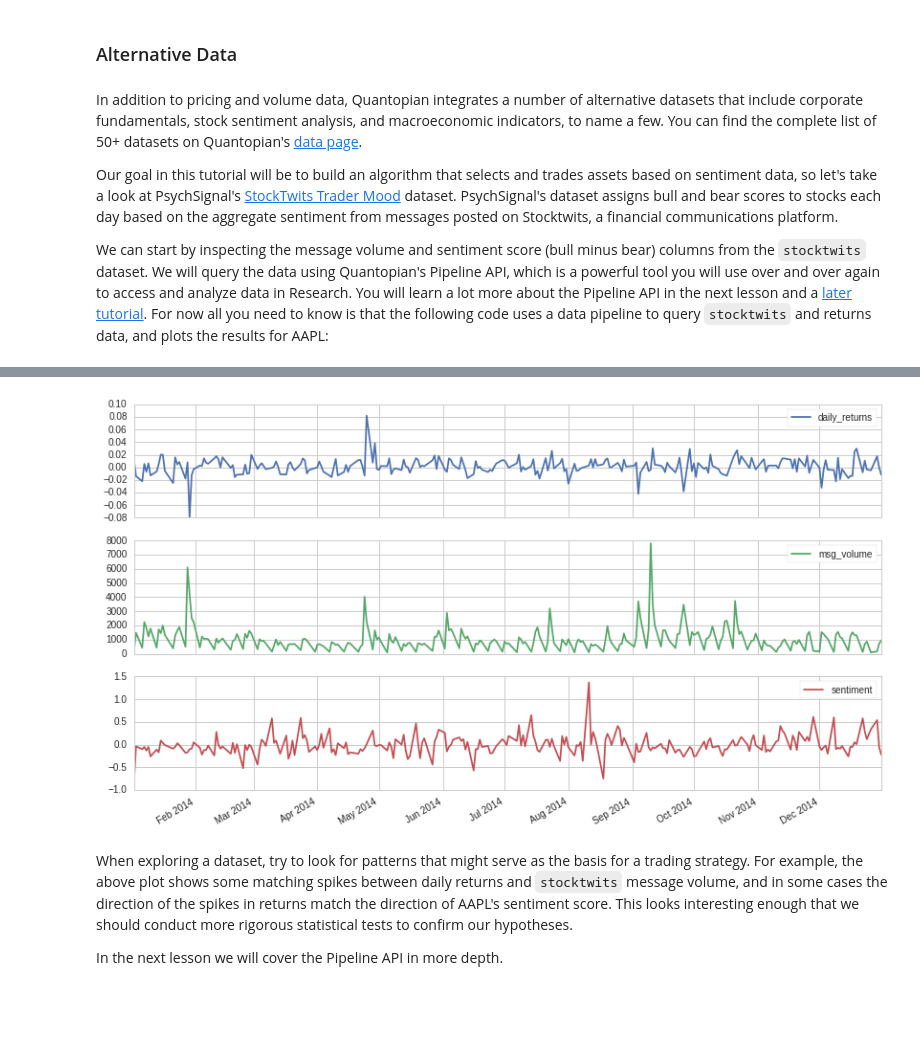
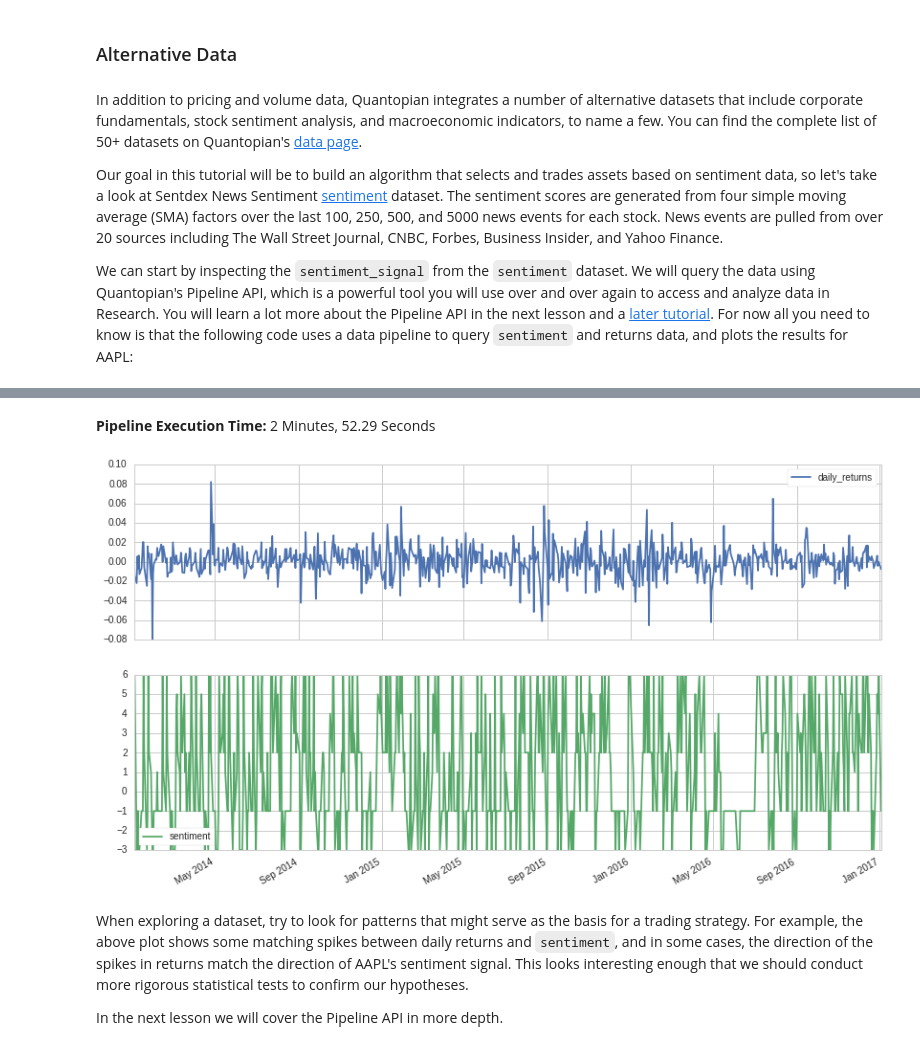
Before and after one commit to quantopian/research_public, a Jupyter notebook: notebooks/tutorials/1_getting_started_lesson2/notebook.ipynb, the cells around one changed output, grey strips where cells are left out. Drawn from its saved outputs; the diff is of its cells as text; code cells hidden in the pictures; blank space fills up the shorter version.

Commit message:
Updated Getting Started tutorial to remove Psychsignal.

```diff
--- a/notebooks/tutorials/1_getting_started_lesson2/notebook.ipynb
+++ b/notebooks/tutorials/1_getting_started_lesson2/notebook.ipynb
@@ -10,7 +10,7 @@ from quantopian.research import returns, symbols
 
 # Select a time range to inspect
 period_start = '2014-01-01'
-period_end = '2014-12-31'
+period_end = '2017-1-1'
 
 # Query returns data for AAPL
 # over the selected time range
@@ -39,29 +39,29 @@ Freq: C, Name: Equity(24 [AAPL]), dtype: float64
 # %% [markdown]
 In addition to pricing and volume data, Quantopian integrates a number of alternative datasets that include corporate fundamentals, stock sentiment analysis, and macroeconomic indicators, to name a few. You can find the complete list of 50+ datasets on Quantopian's [data page](https://www.quantopian.com/data).
 
-Our goal in this tutorial will be to build an algorithm that selects and trades assets based on sentiment data, so let's take a look at PsychSignal's [StockTwits Trader Mood](https://www.quantopian.com/data/psychsignal/stocktwits) dataset. PsychSignal's dataset assigns bull and bear scores to stocks each day based on the aggregate sentiment from messages posted on Stocktwits, a financial communications platform.
+Our goal in this tutorial will be to build an algorithm that selects and trades assets based on sentiment data, so let's take a look at Sentdex News Sentiment [sentiment](https://www.quantopian.com/docs/data-reference/sentdex) dataset. The sentiment scores are generated from four simple moving average (SMA) factors over the last 100, 250, 500, and 5000 news events for each stock. News events are pulled from over 20 sources including The Wall Street Journal, CNBC, Forbes, Business Insider, and Yahoo Finance.
 
-We can start by inspecting the message volume and sentiment score (bull minus bear) columns from the `stocktwits` dataset. We will query the data using Quantopian's Pipeline API, which is a powerful tool you will use over and over again to access and analyze data in Research. You will learn a lot more about the Pipeline API in the next lesson and a [later tutorial](https://www.quantopian.com/tutorials/pipeline). For now all you need to know is that the following code uses a data pipeline to query `stocktwits` and returns data, and plots the results for AAPL:
+We can start by inspecting the `sentiment_signal` from the `sentiment` dataset. We will query the data using Quantopian's Pipeline API, which is a powerful tool you will use over and over again to access and analyze data in Research. You will learn a lot more about the Pipeline API in the next lesson and a [later tutorial](https://www.quantopian.com/tutorials/pipeline). For now all you need to know is that the following code uses a data pipeline to query `sentiment` and returns data, and plots the results for AAPL:
 # %%
 # Pipeline imports
 from quantopian.research import run_pipeline
 from quantopian.pipeline import Pipeline
+from quantopian.pipeline.domain import US_EQUITIES
 from quantopian.pipeline.factors import Returns
-from quantopian.pipeline.data.psychsignal import stocktwits
+from quantopian.pipeline.data.sentdex import sentiment
 
 # Pipeline definition
 def make_pipeline():
 
     returns = Returns(window_length=2)
-    sentiment = stocktwits.bull_minus_bear.latest
-    msg_volume = stocktwits.total_scanned_messages.latest
+    sentiment_score = sentiment.sentiment_signal.latest
 
     return Pipeline(
         columns={
             'daily_returns': returns,
-            'sentiment': sentiment,
-            'msg_volume': msg_volume,
+            'sentiment': sentiment_score,
         },
+        domain=US_EQUITIES,
     )
 
 # Pipeline execution
@@ -83,5 +84,6 @@ aapl_output.plot(subplots=True);
+Pipeline Execution Time: 2 Minutes, 52.29 Seconds
-[figure, old version]
+[figure, new version]
 # %% [markdown]
-When exploring a dataset, try to look for patterns that might serve as the basis for a trading strategy. For example, the above plot shows some matching spikes between daily returns and `stocktwits` message volume, and in some cases the direction of the spikes in returns match the direction of AAPL's sentiment score. This looks interesting enough that we should conduct more rigorous statistical tests to confirm our hypotheses.
+When exploring a dataset, try to look for patterns that might serve as the basis for a trading strategy. For example, the above plot shows some matching spikes between daily returns and `sentiment`, and in some cases, the direction of the spikes in returns match the direction of AAPL's sentiment signal. This looks interesting enough that we should conduct more rigorous statistical tests to confirm our hypotheses.
 
 In the next lesson we will cover the Pipeline API in more depth.
```
Also changed, not shown: parts of 2 cells of this notebook, 2 other files.
